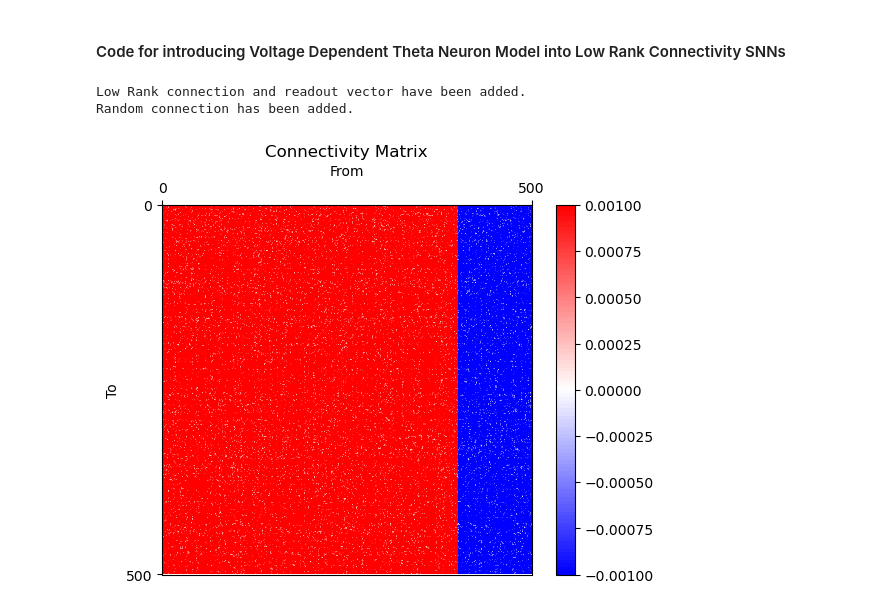
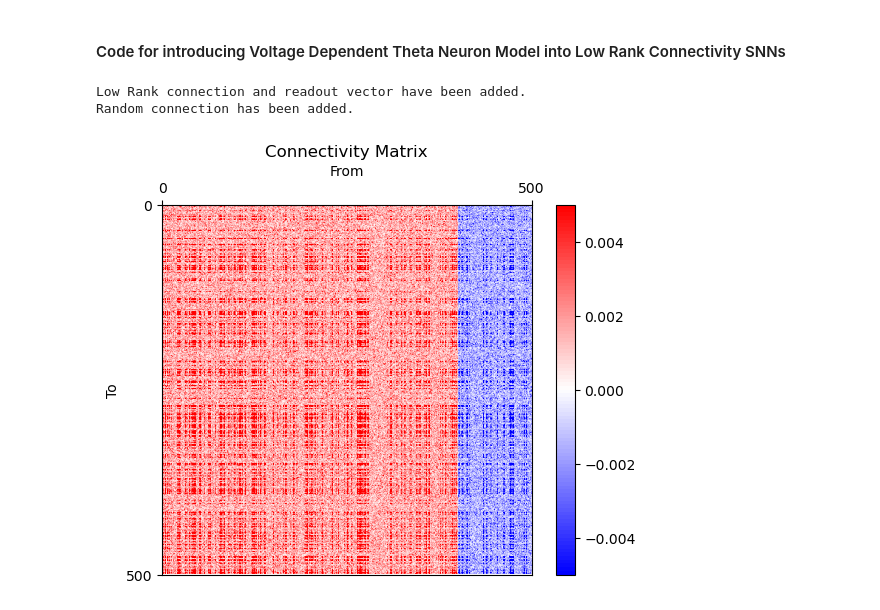
Before and after one commit to LiBinUtokyo/LowRank_ModifiedTheta_SNN, a Jupyter notebook: PYTHON/main.ipynb, the cells around one changed output. Drawn from its saved outputs; the diff is of its cells as text; code cells hidden in the pictures.

```diff
--- a/PYTHON/main.ipynb
+++ b/PYTHON/main.ipynb
@@ -291,6 +295,7 @@ def Draw_m_I_Project(ax,data,title_name,dt,input_data,N_E,N_I):
 # LRSNN = LowRankSNN(N_E=4000,N_I=1000,RS= 1,taud_E=2,taud_I=5)
 # LRSNN = LowRankSNN(N_E=5000,N_I=0,RS= 1,taud_E=2,taud_I=5)
 LRSNN = LowRankSNN(N_E=400,N_I=100,RS= 1,taud_E=2,taud_I=5)
+# LRSNN = LowRankSNN(N_E=400,N_I=100,RS= 0.1,taud_E=2,taud_I=5)
 #low rank文献的N=5000
 # Go_NoGo Task
 # Prepare the Stimuli and Readout Vector
@@ -336,12 +341,14 @@ n = Sti_go #n = Stigo
 # Assemble the Network
 LRSNN.add_lowrank(conn_LR, W_out)
 LRSNN.add_random(conn_rand)
-# Show the Network information before simulaiton
-LRSNN.show_conn()
 # %% [output]
 Low Rank connection and readout vector have been added.
 Random connection has been added.
-[figure, removed]
+# %%
+# Show the Network information before simulaiton
+LRSNN.show_conn(maxvalue=0.005)
+# %% [output]
+[figure, added]
 # %%
 dt = 0.01 #(ms/step)
 T_pre = 5 # length of time before sti (ms)
```
Also changed, not shown: parts of 7 cells of this notebook, 1 other file.
